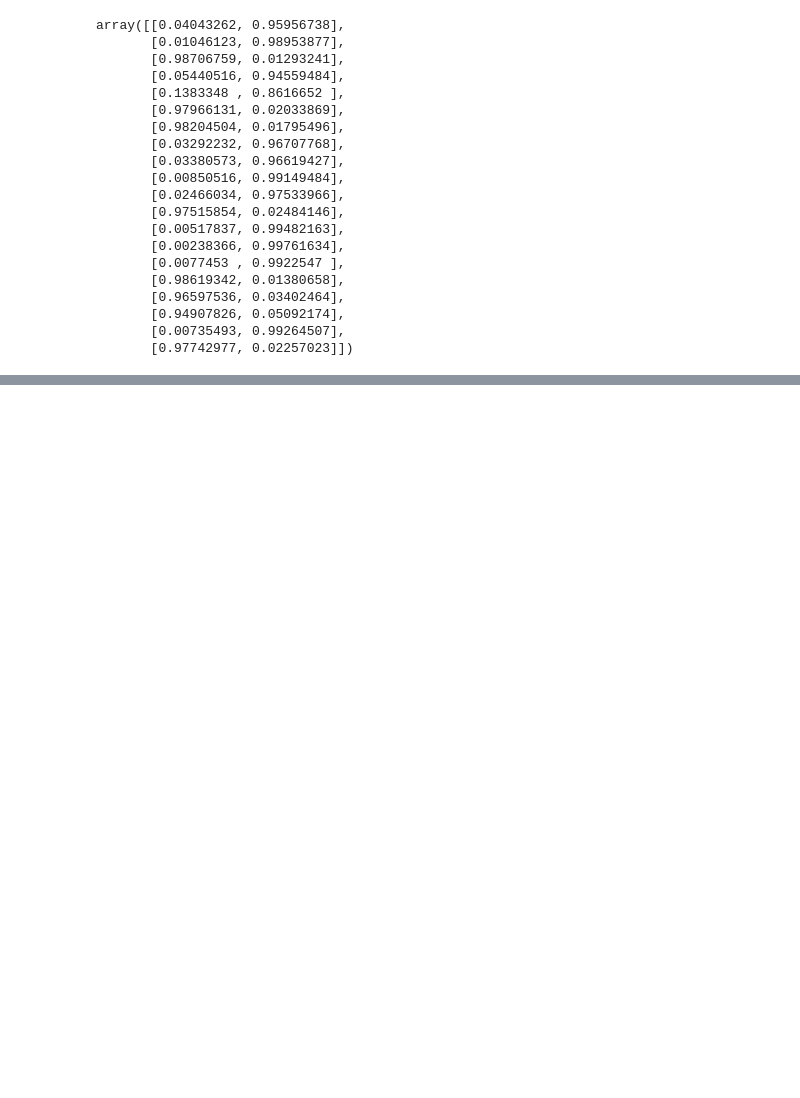
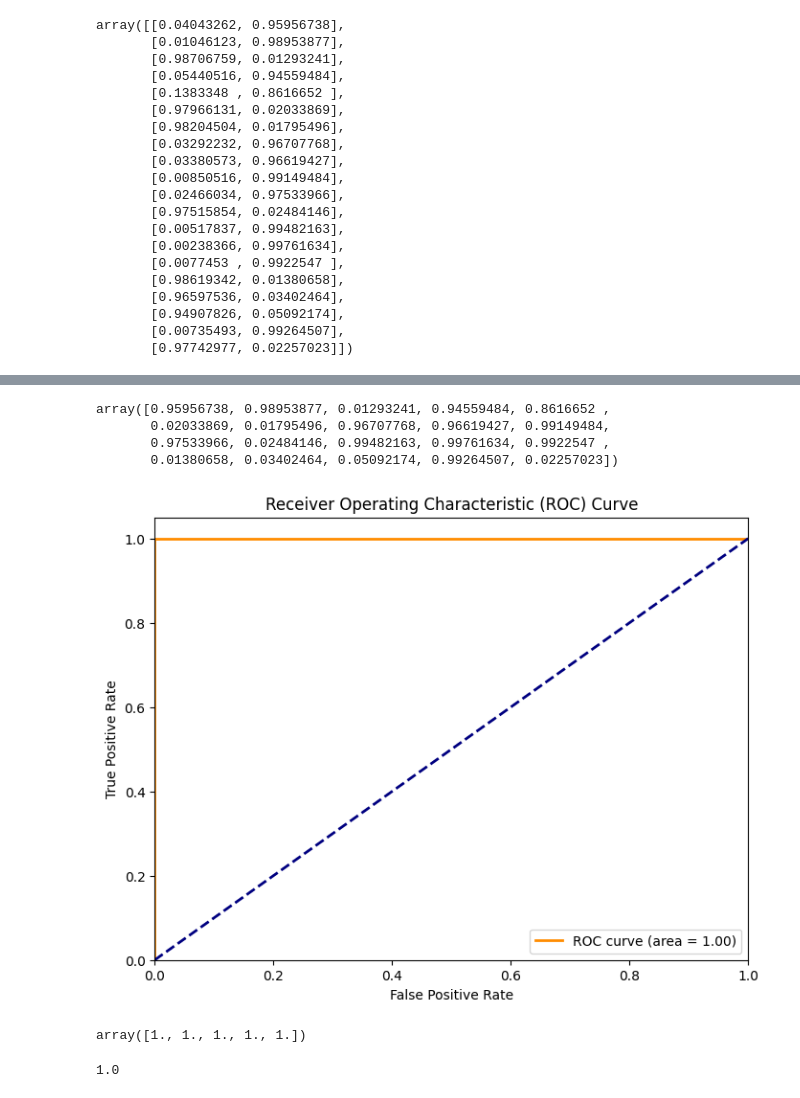
Before and after one commit to Saketranjanm/JN, a Jupyter notebook: 7_Logistic_Regression.ipynb, the cells around one changed output, grey strips where cells are left out. Cells and saved outputs as stored; diff of their text form; code cells hidden in the pictures; blank space fills up the shorter version.

```diff
--- a/7_Logistic_Regression.ipynb
+++ b/7_Logistic_Regression.ipynb
@@ -210,0 +233,28 @@ array([[0.04043262, 0.95956738],
+# %%
+from sklearn.metrics import roc_curve,auc
+import matplotlib.pyplot as plt
+y_pred_proba = classifier.predict_proba(X_test)[:, 1]
+# %%
+y_pred_proba
+# %% [output]
+array([0.95956738, 0.98953877, 0.01293241, 0.94559484, 0.8616652 ,
+       0.02033869, 0.01795496, 0.96707768, 0.96619427, 0.99149484,
+       0.97533966, 0.02484146, 0.99482163, 0.99761634, 0.9922547 ,
+       0.01380658, 0.03402464, 0.05092174, 0.99264507, 0.02257023])
+# %%
+fpr,tpr,thresholds = roc_curve(y_test,y_pred_proba)
+# %%
+roc_auc = auc(fpr,tpr)
+# %%
+plt.figure(figsize=(8, 6))  # Create a new figure with a specified size
+plt.plot(fpr, tpr, color='darkorange', linewidth=2, label='ROC curve (area = %0.2f)' % roc_auc)  # Plot ROC curve,
+plt.plot([0, 1], [0, 1], color='navy', linewidth=2, linestyle='--')  # Plot the diagonal line representing random guessing
+plt.xlim([0.0, 1.0])  # Set x-axis limits
+plt.ylim([0.0, 1.05])  # Set y-axis limits
+plt.xlabel('False Positive Rate')  # Set x-axis label
+plt.ylabel('True Positive Rate')  # Set y-axis label
+plt.title('Receiver Operating Characteristic (ROC) Curve')  # Set plot title
+plt.legend(loc="lower right")  # Add legend to the plot
+plt.show()  # Show the plot
+# %% [output]
+[figure, added]
@@ -210,0 +269,8 @@ array([[0.04043262, 0.95956738],
+# %%
+scores
+# %% [output]
+array([1., 1., 1., 1., 1.])
+# %%
+np.mean(scores)
+# %% [output]
+1.0
```
Also changed, not shown: parts of 8 cells of this notebook, 1 other file.
